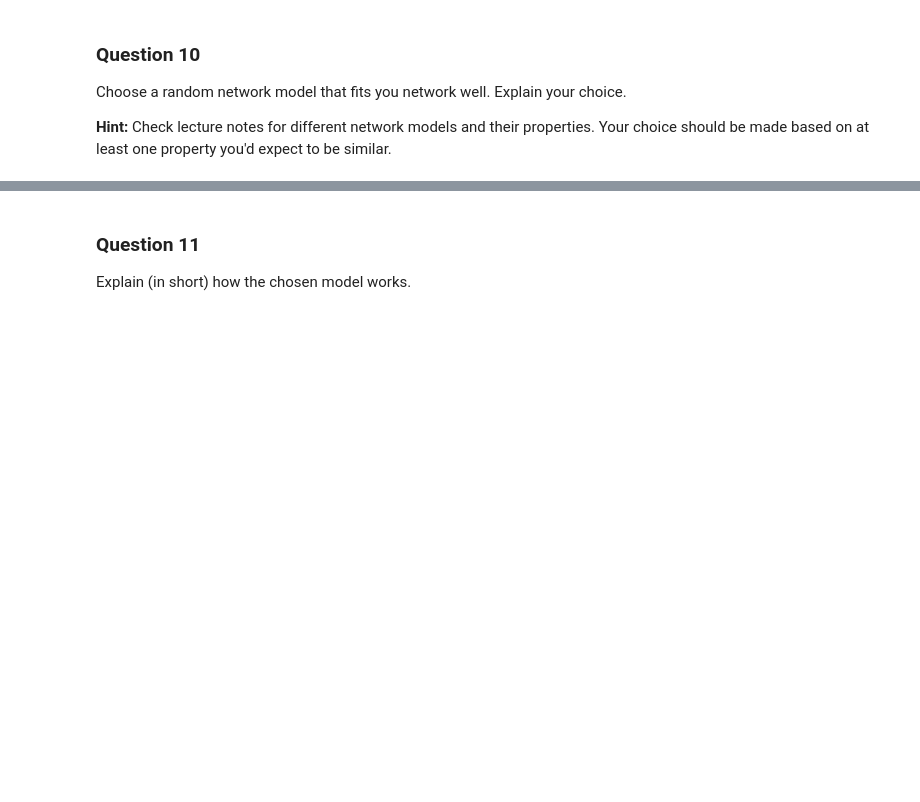
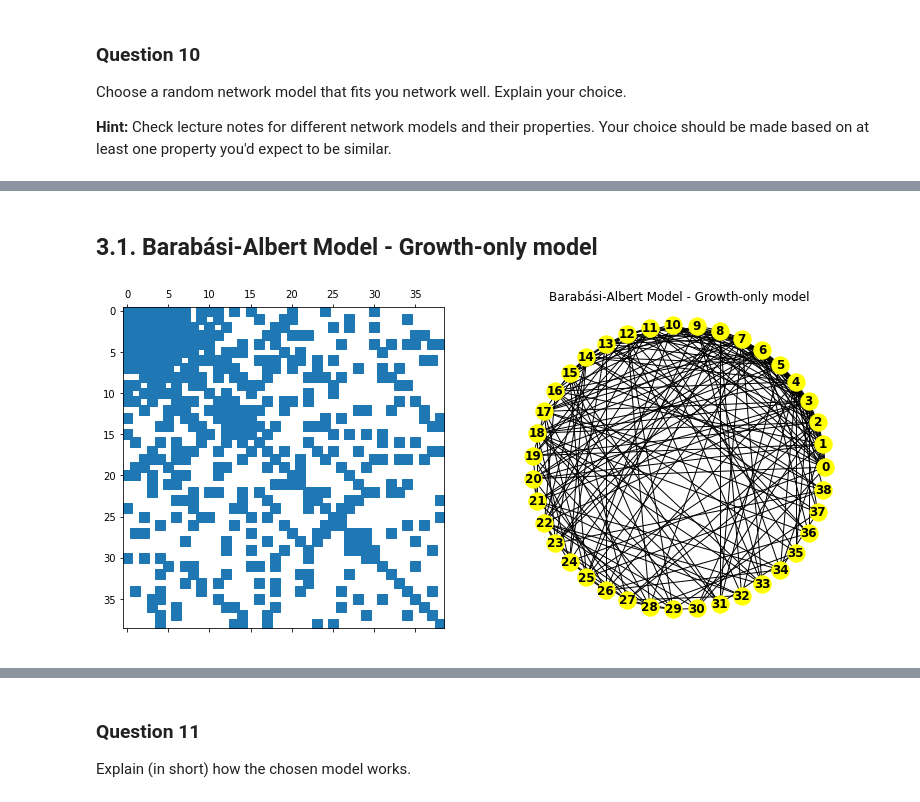
Before and after one commit to weberjoe/NTDS-MS-1-Route2-911, a Jupyter notebook: MS_2/2_network_models.ipynb, the cells around one changed output, grey strips where cells are left out. Saved outputs shown, nothing was run; the diff lists cells and outputs as text; code cells hidden in the pictures; blank space fills up the shorter version.

```diff
--- a/MS_2/2_network_models.ipynb
+++ b/MS_2/2_network_models.ipynb
@@ -326,0 +452,2 @@ Choose a random network model that fits you network well. Explain your choice.
+# %% [markdown]
+## 3.1. Barabási-Albert Model - Growth-only model
@@ -326,0 +493,10 @@ Choose a random network model that fits you network well. Explain your choice.
+# %%
+n = 40
+m = 5
+
+ba_go = barabasi_albert_growth_only(n, m, seed)
+G = nx.from_numpy_matrix(ba_go)
+A = nx.adj_matrix(G)
+plot_Adjacency_w_Network(A,G,"Barabási-Albert Model - Growth-only model")
+# %% [output]
+[figure, added]
```
Also changed, not shown: parts of 23 cells of this notebook.
